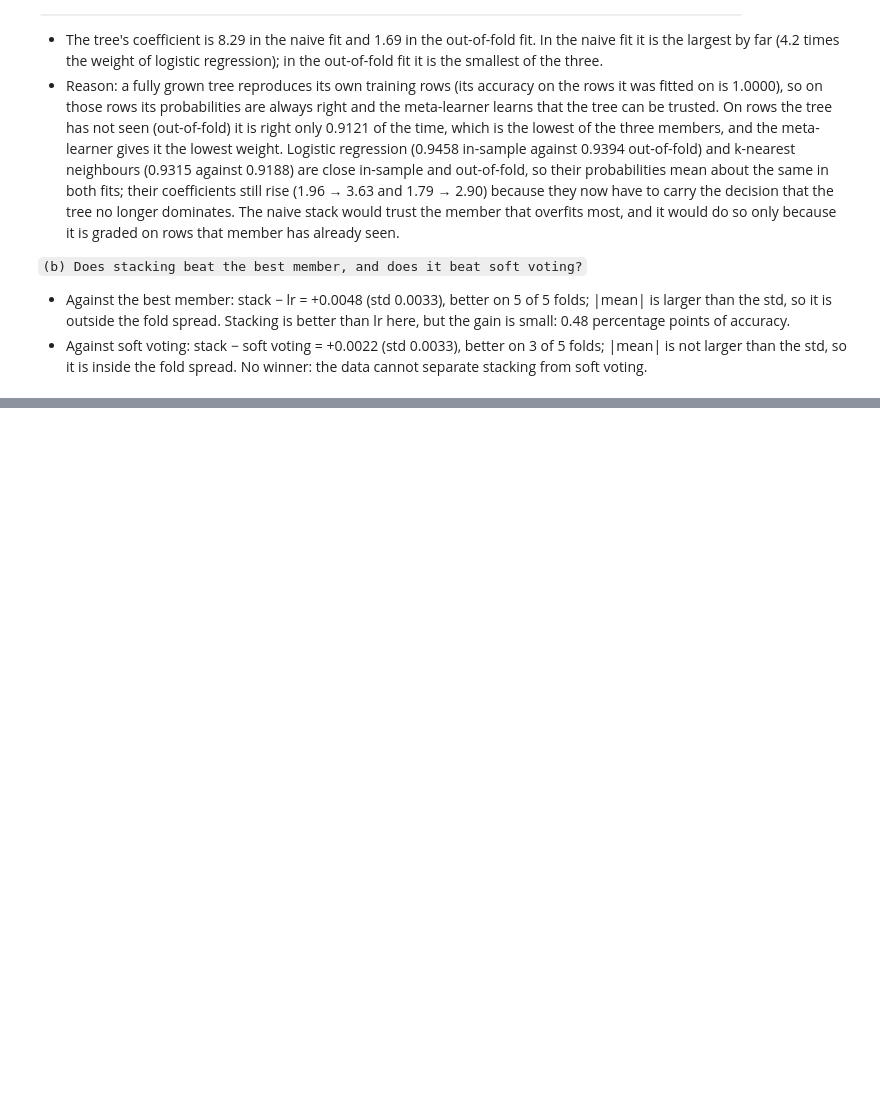
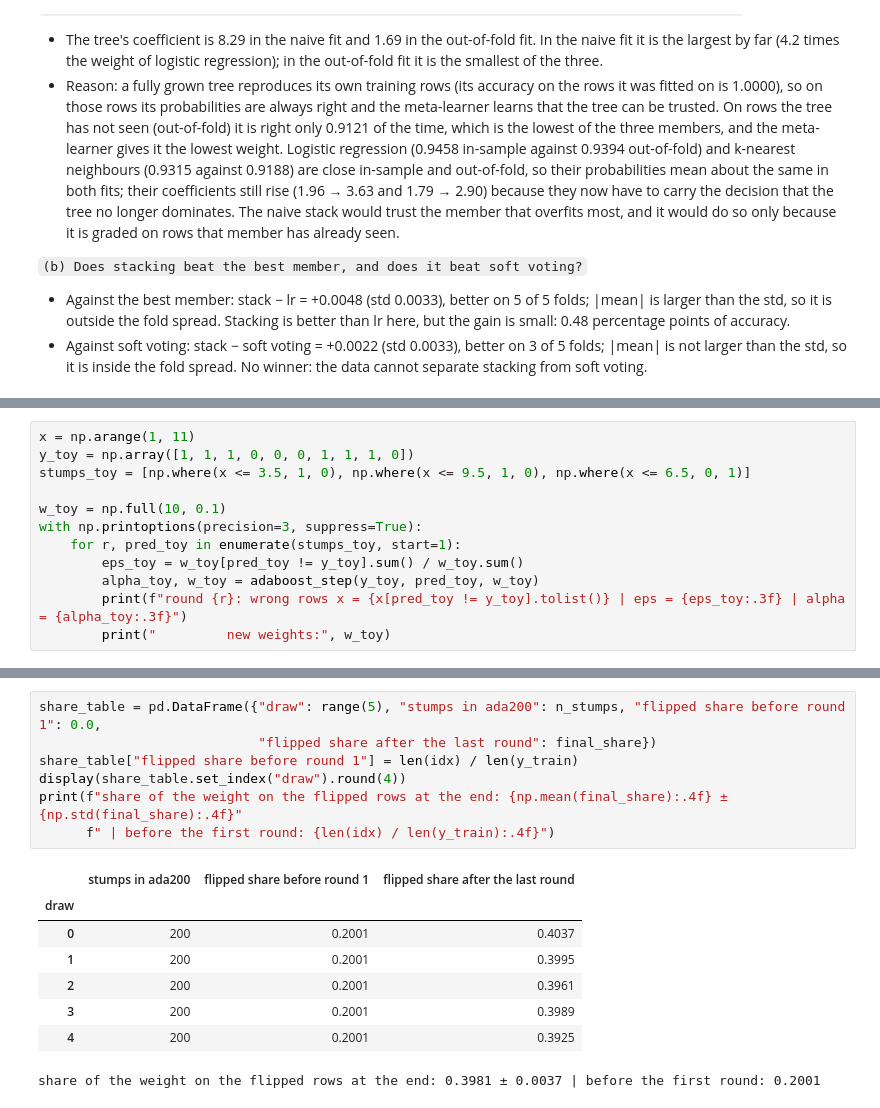
Before and after one commit to MrBiscit/task-04-ML-course, a Jupyter notebook: main.ipynb, the cells around one changed output, grey strips where cells are left out. Cells and saved outputs as stored; diff of their text form; blank space fills up the shorter version.

```diff
--- a/main.ipynb
+++ b/main.ipynb
@@ -533,0 +581,12 @@ paired fold differences (accuracy):
+# %%
+x = np.arange(1, 11)
+y_toy = np.array([1, 1, 1, 0, 0, 0, 1, 1, 1, 0])
+stumps_toy = [np.where(x <= 3.5, 1, 0), np.where(x <= 9.5, 1, 0), np.where(x <= 6.5, 0, 1)]
+
+w_toy = np.full(10, 0.1)
+with np.printoptions(precision=3, suppress=True):
+    for r, pred_toy in enumerate(stumps_toy, start=1):
+        eps_toy = w_toy[pred_toy != y_toy].sum() / w_toy.sum()
+        alpha_toy, w_toy = adaboost_step(y_toy, pred_toy, w_toy)
+        print(f"round {r}: wrong rows x = {x[pred_toy != y_toy].tolist()} | eps = {eps_toy:.3f} | alpha = {alpha_toy:.3f}")
+        print("         new weights:", w_toy)
@@ -533,0 +744,16 @@ paired fold differences (accuracy):
+# %%
+share_table = pd.DataFrame({"draw": range(5), "stumps in ada200": n_stumps, "flipped share before round 1": 0.0,
+                            "flipped share after the last round": final_share})
+share_table["flipped share before round 1"] = len(idx) / len(y_train)
+display(share_table.set_index("draw").round(4))
+print(f"share of the weight on the flipped rows at the end: {np.mean(final_share):.4f} ± {np.std(final_share):.4f}"
+      f" | before the first round: {len(idx) / len(y_train):.4f}")
+# %% [output]
+|  | stumps in ada200 | flipped share before round 1 | flipped share after the last round |
+| draw |  |  |  |
+| 0 | 200 | 0.2001 | 0.4037 |
+| 1 | 200 | 0.2001 | 0.3995 |
+| 2 | 200 | 0.2001 | 0.3961 |
+| 3 | 200 | 0.2001 | 0.3989 |
+| 4 | 200 | 0.2001 | 0.3925 |
+share of the weight on the flipped rows at the end: 0.3981 ± 0.0037 | before the first round: 0.2001
```
Also changed, not shown: parts of 15 cells of this notebook.
